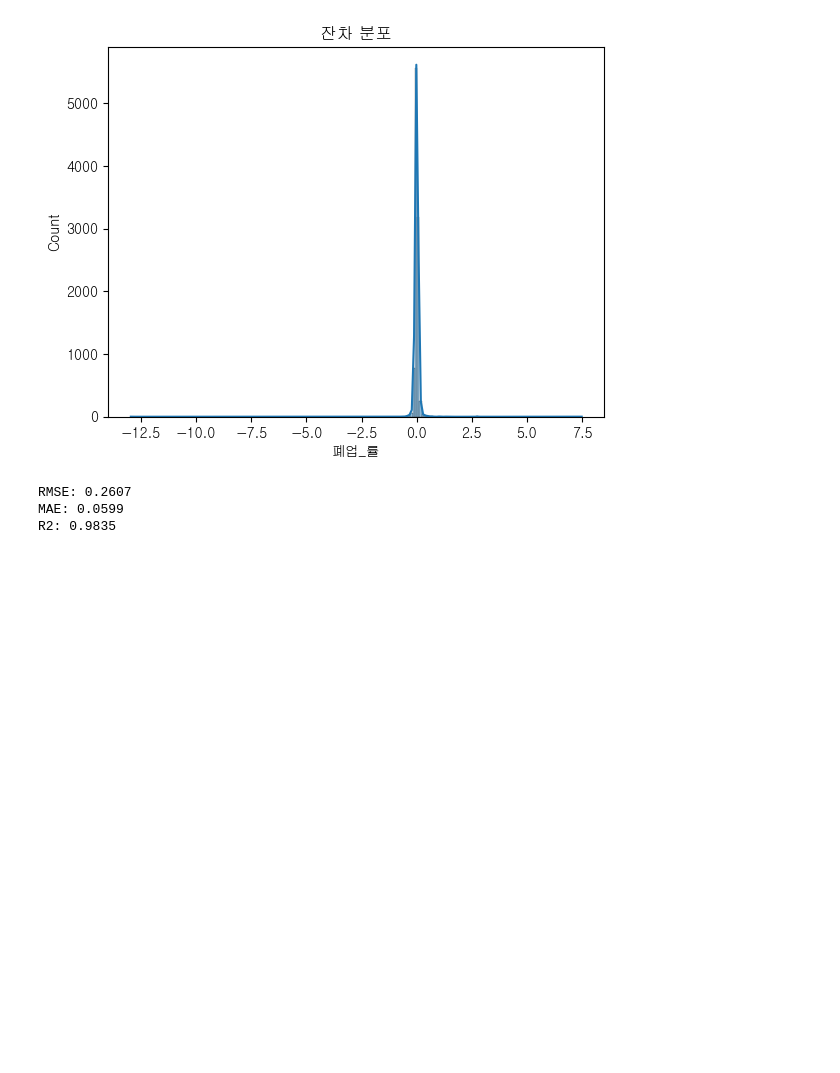
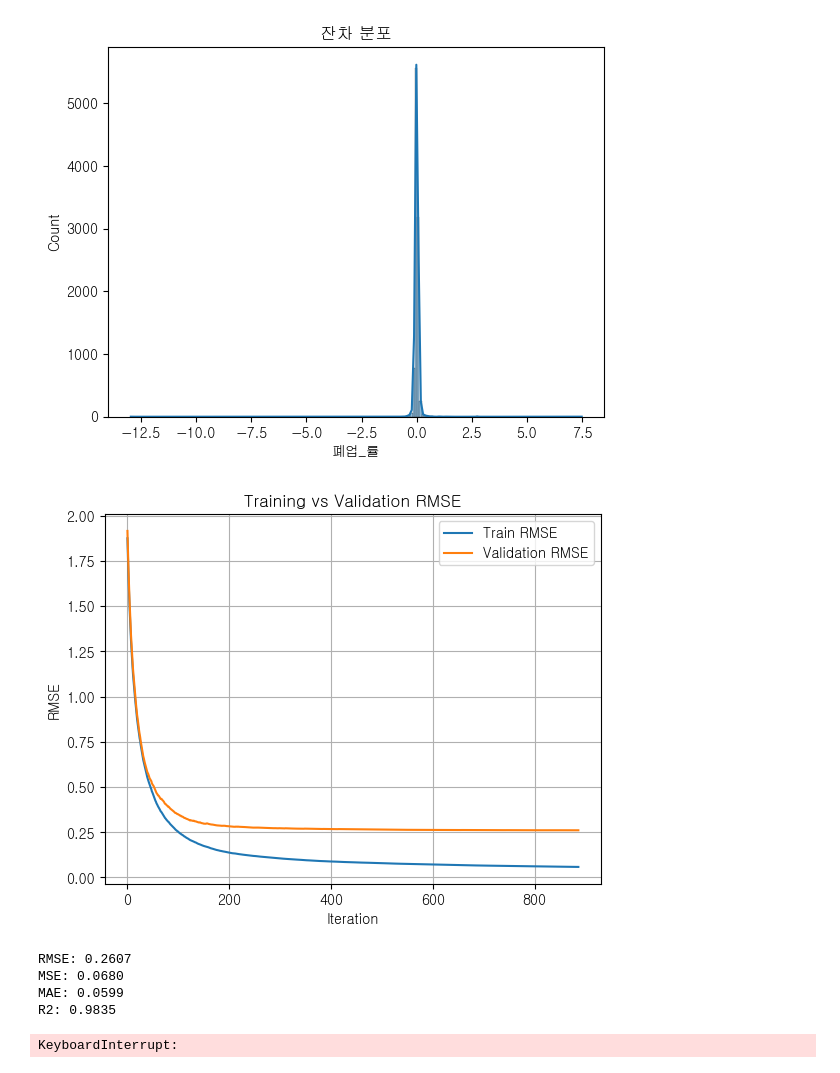
Before and after one commit to SKNetworks-AI19-250818/SKN19_2nd_1team, a Jupyter notebook: ml/CatBoost.ipynb, the cells around one changed output. Cells and saved outputs as stored; diff of their text form; code cells hidden in the pictures; blank space fills up the shorter version.

```diff
--- a/ml/CatBoost.ipynb
+++ b/ml/CatBoost.ipynb
@@ -73,7 +73,8 @@ model = CatBoostRegressor(
     depth=6,                  # 트리 깊이
     eval_metric='RMSE',       # 평가 지표
     early_stopping_rounds=50, # 성능 개선 없을 시 조기 종료
-    verbose=100               # 100번마다 로그 출력
+    verbose=100,              # 100번마다 로그 출력
+    use_best_model=True
 )
 
 # 모델 학습
@@ -84,10 +85,12 @@ y_pred = model.predict(X_valid)
 
 # 성능 평가
 rmse = np.sqrt(mean_squared_error(y_valid, y_pred))
+mse = mean_squared_error(y_valid, y_pred)
 mae = mean_absolute_error(y_valid, y_pred)
 r2 = r2_score(y_valid, y_pred)
 
 print(f"RMSE: {rmse:.4f}")
+print(f"MSE: {mse:.4f}")
 print(f"MAE: {mae:.4f}")
 print(f"R2: {r2:.4f}")
 # %% [output]
@@ -160,10 +164,22 @@ plt.title('잔차 분포')
 plt.show()
 # %% [output]
 [figure]
+# %%
+# 학습 곡선 시각화
+evals_result = model.get_evals_result()
+plt.plot(evals_result['learn']['RMSE'], label='Train RMSE')
+plt.plot(evals_result['validation']['RMSE'], label='Validation RMSE')
+plt.xlabel('Iteration')
+plt.ylabel('RMSE')
+plt.title('Training vs Validation RMSE')
+plt.legend()
+plt.grid(True)
+plt.show()
+# %% [output]
+[figure, added]
 # %%
 # KFold
 from sklearn.model_selection import KFold
-from sklearn.metrics import mean_squared_error
 
 # KFold 객체 생성
 kf = KFold(n_splits=5, shuffle=True, random_state=42)
@@ -174,6 +190,7 @@ for train_index, val_index in kf.split(X_encoded):
     X_train_fold, X_val_fold = X_encoded.iloc[train_index], X_encoded.iloc[val_index]
     y_train_fold, y_val_fold = y.iloc[train_index], y.iloc[val_index]
 
+    # 모델 생성
     model = CatBoostRegressor(
         iterations=1000,
         learning_rate=0.1,
@@ -182,18 +199,55 @@ for train_index, val_index in kf.split(X_encoded):
         verbose=False
     )
 
+    # 모델 학습
     model.fit(X_train_fold, y_train_fold, eval_set=(X_val_fold, y_val_fold))
 
     preds = model.predict(X_val_fold)
+
     # 성능 평가
     rmse = np.sqrt(mean_squared_error(y_valid, y_pred))
+    mse = mean_squared_error(y_valid, y_pred)
     mae = mean_absolute_error(y_valid, y_pred)
     r2 = r2_score(y_valid, y_pred)
 
 print(f"RMSE: {rmse:.4f}")
+print(f"MSE: {mse:.4f}")
 print(f"MAE: {mae:.4f}")
 print(f"R2: {r2:.4f}")
 # %% [output]
 RMSE: 0.2607
+MSE: 0.0680
 MAE: 0.0599
 R2: 0.9835
+# %%
+# GridSearchCV
+from sklearn.model_selection import GridSearchCV
+from sklearn.metrics import make_scorer
+
+# 설정할 파라미터
+params = {
+    'depth': range(1, 10, 1),
+    'learning_rate': np.arange(0.01, 0.1, 0.01),
+    'iterations': range(500, 1000, 100)
+}
+
+# CatBoost 모델 생성
+model = CatBoostRegressor(verbose=0)
+
+# GridSearchCV
+grid = GridSearchCV(
+    estimator=model,
+    param_grid=params,
+    scoring='neg_root_mean_squared_error',
+    cv=3
+)
+
+# 모델 훈련
+grid.fit(X_train, y_train)
+
+# 결과
+print('최적의 파라미터:', grid.best_params_)
+print('최적화된 모델 객체:', grid.best_estimator_)
+print('최적화된 점수:', grid.best_score_)
+# %% [output]
+KeyboardInterrupt:
```
Also changed, not shown: parts of 1 cell of this notebook, 6 other files.
